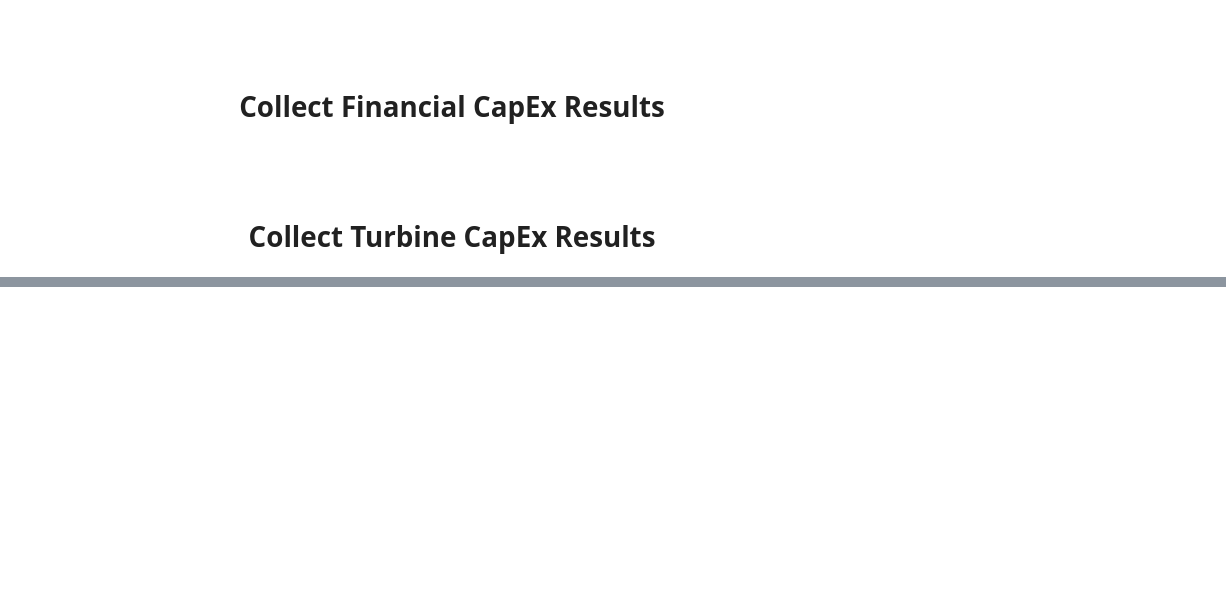
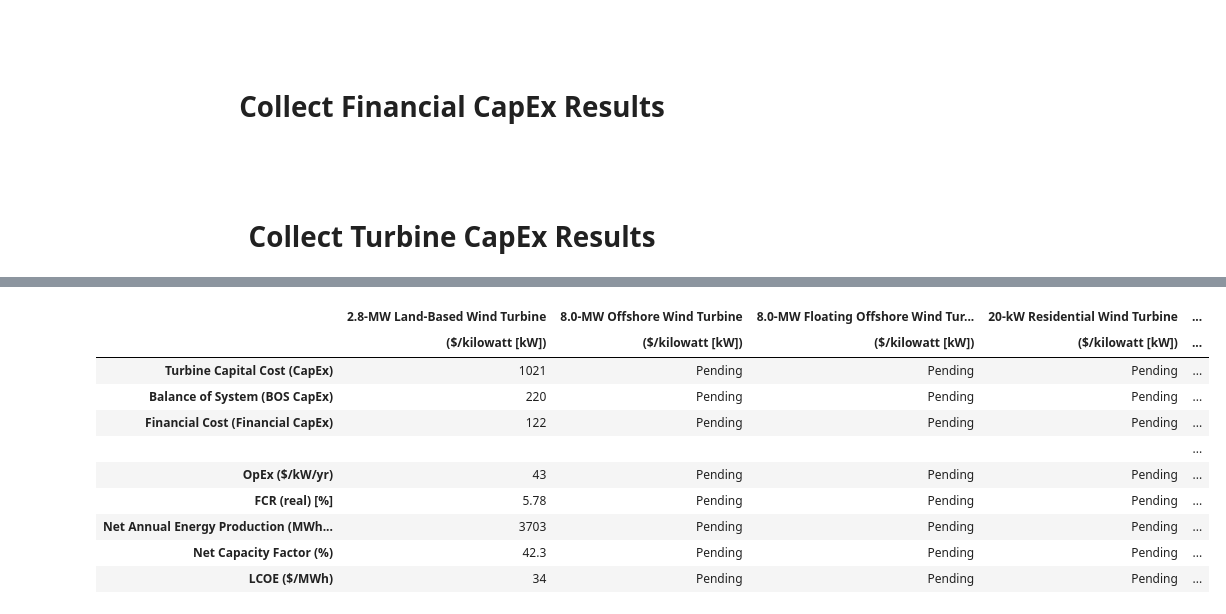
Before and after one commit to WISDEM/LandBOSSE, a Jupyter notebook: landbosse_notebook.ipynb, the cells around one changed output, grey strips where cells are left out. Drawn from its saved outputs; the diff is of its cells as text; code cells hidden in the pictures; blank space fills up the shorter version.

```diff
--- a/landbosse_notebook.ipynb
+++ b/landbosse_notebook.ipynb
@@ -153,2 +157,8 @@ Total Project CapEx ($/kW):  1342
+# %%
+opex_usd_kw_yr = 43    # User Input - Cost obtained from LBNL Market Report from LBW (could be replaced w/ WOMBAT in the future)
+fcr = 5.78    # User Input - Obtained from LBNL
+net_aep = 3703    # From SAM (losses = 16.1% - Availability Losses)
+net_cf = 42.3    # From SAM (losses = 16.1% - Availability Losses)
+lcoe = 34    # From SAM (losses = 16.1% - Availability Losses)
 # %% [markdown]
 <br/><br/>
@@ -204,0 +243,53 @@ Total Project CapEx ($/kW):  1342
+# %%
+import pandas as pd
+
+column_names = pd.DataFrame([["2.8-MW Land-Based Wind Turbine", "($/kilowatt [kW])"],
+                             ["8.0-MW Offshore Wind Turbine", "($/kilowatt [kW])"],
+                             ["8.0-MW Floating Offshore Wind Turbine", "($/kilowatt [kW])"],
+                             ["20-kW Residential Wind Turbine", "($/kilowatt [kW])"],
+                             ["100-kW Commercial Wind Turbine", "($/kilowatt [kW])"]],
+                             columns=["", ""])
+na = "Pending"
+rows = [[turbine_capex_kW, na, na, na, na],
+        [round(total_bos_cost_kW), na, na, na, na],
+        [financial_costs_kW, na, na, na, na],
+        ["", "", "", "", ""],
+        [opex_usd_kw_yr, na, na, na, na],
+        [fcr, na, na, na, na],
+        [net_aep, na, na, na, na],
+        [net_cf, na, na, na, na],
+        [lcoe, na, na, na, na]]
+
+columns = pd.MultiIndex.from_frame(column_names)
+index = ["Turbine Capital Cost (CapEx)",
+         "Balance of System (BOS CapEx)",
+         "Financial Cost (Financial CapEx)",
+         "  ",
+         "OpEx ($/kW/yr)",
+         "FCR (real) [%]",
+         "Net Annual Energy Production (MWh/MW/yr)",
+         "Net Capacity Factor (%)",
+         "LCOE ($/MWh)"
+        ]
+
+df = pd.DataFrame(rows, columns=columns, index=index)
+
+# def highlight_max(x):
+#     return ['font-weight: bold' if v == x.loc[4] else ''
+#                 for v in x]
+
+# df.style.apply(highlight_max)
+
+display(df)
+# %% [output]
+|  | 2.8-MW Land-Based Wind Turbine | 8.0-MW Offshore Wind Turbine | 8.0-MW Floating Offshore Wind Tur... | 20-kW Residential Wind Turbine | ... |
+|  | ($/kilowatt [kW]) | ($/kilowatt [kW]) | ($/kilowatt [kW]) | ($/kilowatt [kW]) | ... |
+| Turbine Capital Cost (CapEx) | 1021 | Pending | Pending | Pending | ... |
+| Balance of System (BOS CapEx) | 220 | Pending | Pending | Pending | ... |
+| Financial Cost (Financial CapEx) | 122 | Pending | Pending | Pending | ... |
+|  |  |  |  |  | ... |
+| OpEx ($/kW/yr) | 43 | Pending | Pending | Pending | ... |
+| FCR (real) [%] | 5.78 | Pending | Pending | Pending | ... |
+| Net Annual Energy Production (MWh... | 3703 | Pending | Pending | Pending | ... |
+| Net Capacity Factor (%) | 42.3 | Pending | Pending | Pending | ... |
+| LCOE ($/MWh) | 34 | Pending | Pending | Pending | ... |
```
Also changed, not shown: parts of 9 cells of this notebook.
